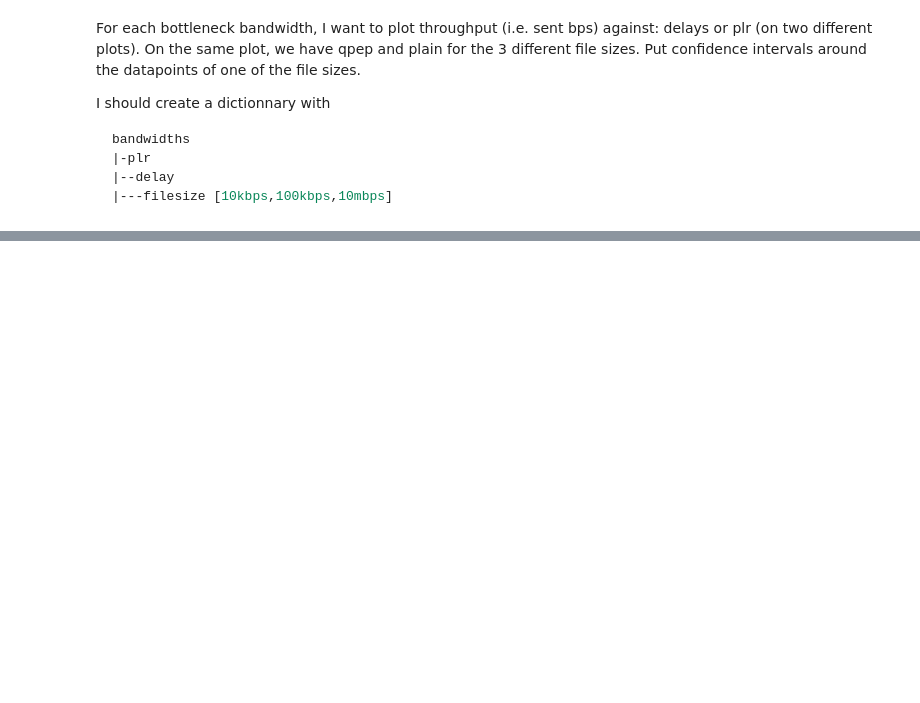
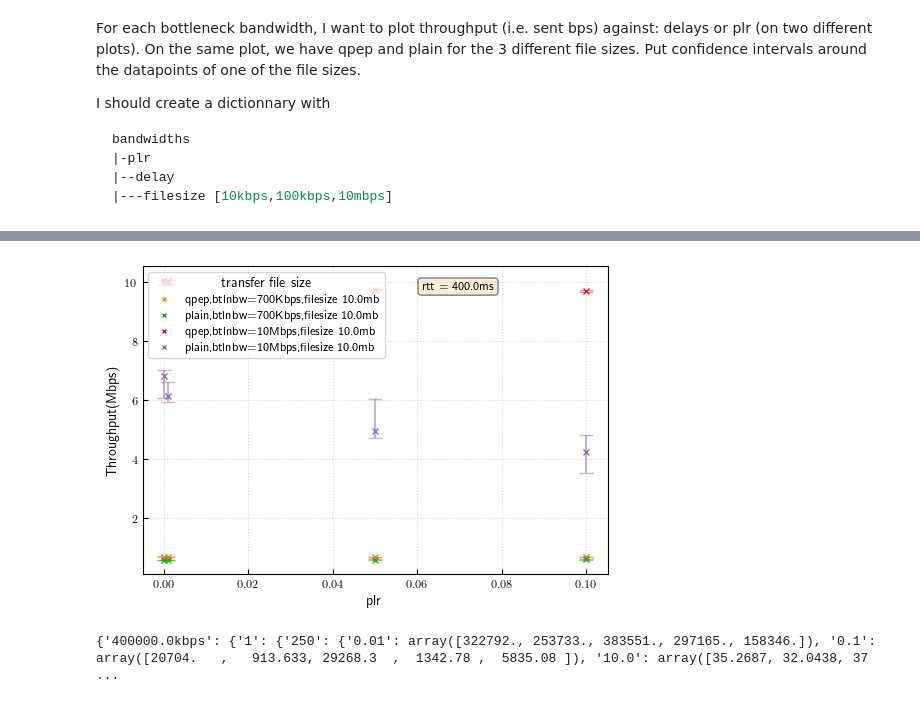
Before and after one commit to megretj/qpepcca, a Jupyter notebook: qpep_analysis.ipynb, the cells around one changed output, grey strips where cells are left out. Saved outputs shown, nothing was run; the diff lists cells and outputs as text; code cells hidden in the pictures; blank space fills up the shorter version.

```diff
--- a/qpep_analysis.ipynb
+++ b/qpep_analysis.ipynb
@@ -180,0 +144,24 @@ plot_bps_vs_delay(results,bw='400000.0kbps',error='0.01')
+# %%
+delay = '100'
+my_colours = list(mcolors.TABLEAU_COLORS.values())
+props = dict(boxstyle='round', facecolor='wheat', alpha=0.5)
+fig, ax = plt.subplots(1,1,figsize=(6,4))
+bw = '700.0kbps'
+results = get_results_from_folder_path("./qpep_results/18.08.23/qpep_iperf/")
+plot_throughput(ax,results,bw=bw,rtt=delay, scenario = 'qpep,btlnbw=700Kbps',filesize='10.0',colour = my_colours[1])
+results = get_results_from_folder_path("./qpep_results/18.08.23/plain_iperf/")
+plot_throughput(ax,results,bw=bw,rtt = delay, scenario ='plain,btlnbw=700Kbps',filesize='10.0',colour = my_colours[2])
+bw = '10000.0kbps'
+results = get_results_from_folder_path("./qpep_results/18.08.23/qpep_iperf/")
+plot_throughput(ax,results,bw=bw,rtt=delay, scenario = 'qpep,btlnbw=10Mbps',filesize='10.0',colour = my_colours[3])
+results = get_results_from_folder_path("./qpep_results/18.08.23/plain_iperf/")
+plot_throughput(ax,results,bw=bw,rtt = delay, scenario ='plain,btlnbw=10Mbps',filesize='10.0',colour = my_colours[4])
+ax.text(0.6, 0.95, f"rtt = {float(delay)*4}ms", transform=ax.transAxes, fontsize="small", verticalalignment='top', bbox=props)
+plt.tick_params(axis='both', direction='in',labelsize="small", grid_alpha=0.5, grid_linestyle=':')
+ax.legend(title=f"transfer file size",loc='upper left',fontsize="small", markerscale=0.6)
+ax.set_xlabel("plr")
+ax.set_ylabel("Throughput(Mbps)")
+ax.grid()
+plt.show()
+# %% [output]
+[figure, added]
@@ -180,0 +170,4 @@ plot_bps_vs_delay(results,bw='400000.0kbps',error='0.01')
+# %%
+print(results)
+# %% [output]
+{'400000.0kbps': {'1': {'250': {'0.01': array([322792., 253733., 383551., 297165., 158346.]), '0.1': array([20704.   ,   913.633, 29268.3  ,  1342.78 ,  5835.08 ]), '10.0': array([35.2687, 32.0438, 37 ...
```
Also changed, not shown: parts of 11 cells of this notebook, 2 other files.
